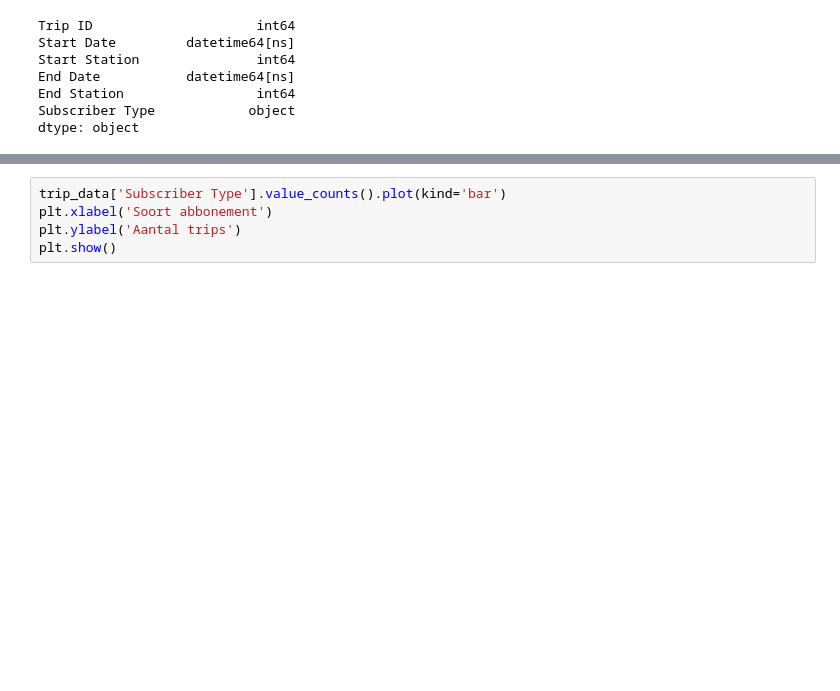
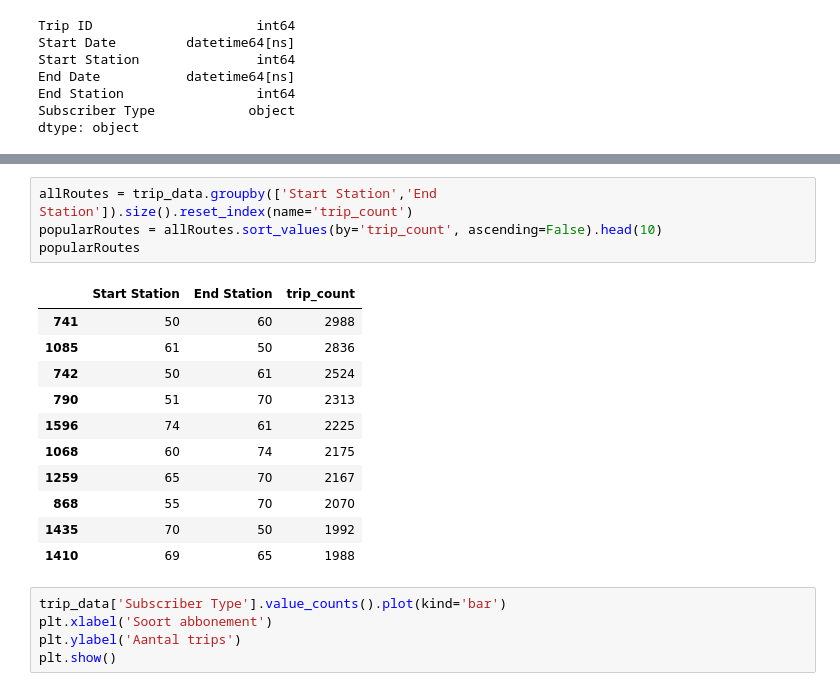
Before and after one commit to DecosterBram/MOW-BikeShare-workshop, a Jupyter notebook: notebooks/BikeShare_exercise_solution.ipynb, the cells around one changed output, grey strips where cells are left out. Saved outputs shown, nothing was run; the diff lists cells and outputs as text; blank space fills up the shorter version.

Commit message:
added requirements and popular routes

```diff
--- a/notebooks/BikeShare_exercise_solution.ipynb
+++ b/notebooks/BikeShare_exercise_solution.ipynb
@@ -128,3 +156,19 @@ dtype: object
+# %%
+allRoutes = trip_data.groupby(['Start Station','End Station']).size().reset_index(name='trip_count')
+popularRoutes = allRoutes.sort_values(by='trip_count', ascending=False).head(10)
+popularRoutes
+# %% [output]
+|  | Start Station | End Station | trip_count |
+| 741 | 50 | 60 | 2988 |
+| 1085 | 61 | 50 | 2836 |
+| 742 | 50 | 61 | 2524 |
+| 790 | 51 | 70 | 2313 |
+| 1596 | 74 | 61 | 2225 |
+| 1068 | 60 | 74 | 2175 |
+| 1259 | 65 | 70 | 2167 |
+| 868 | 55 | 70 | 2070 |
+| 1435 | 70 | 50 | 1992 |
+| 1410 | 69 | 65 | 1988 |
 # %%
 trip_data['Subscriber Type'].value_counts().plot(kind='bar')
 plt.xlabel('Soort abbonement')
```
Also changed, not shown: parts of 3 cells of this notebook, 1 other file.
